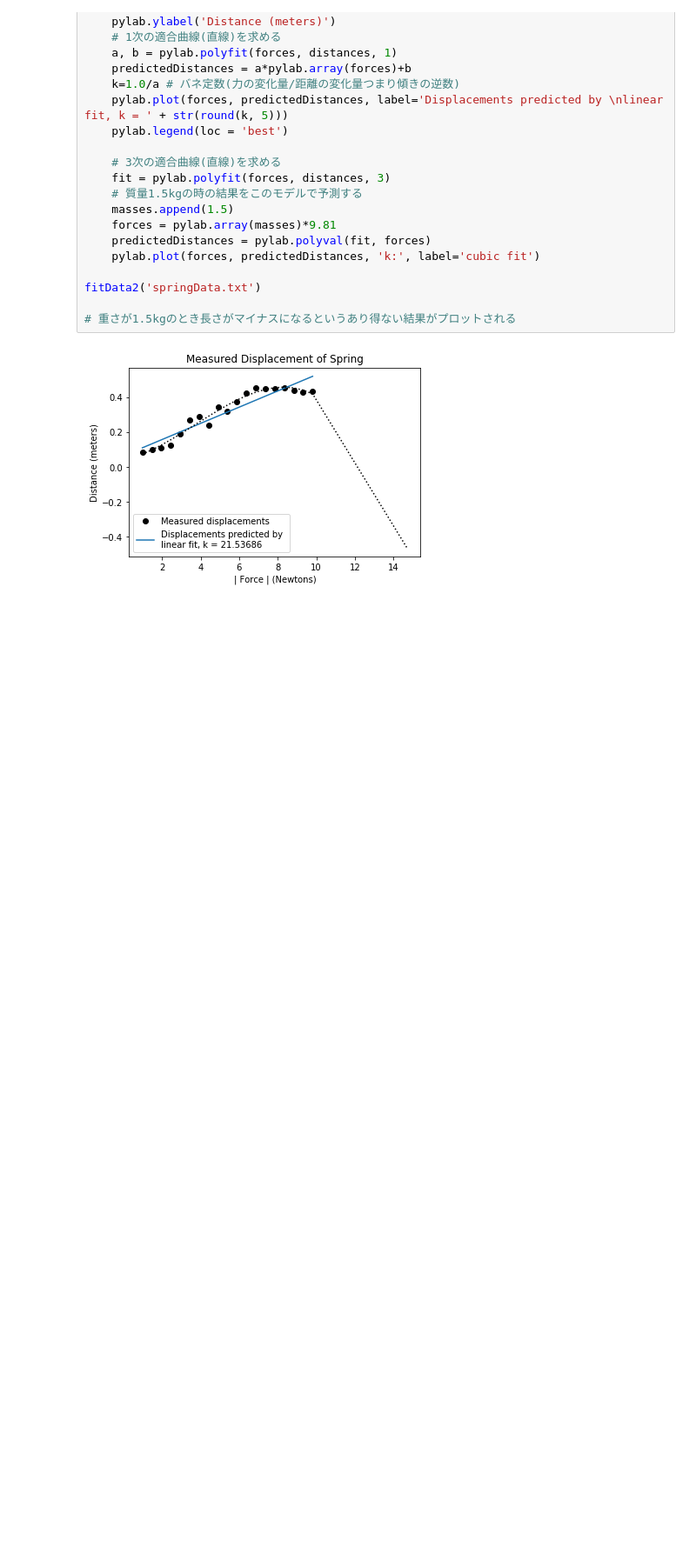
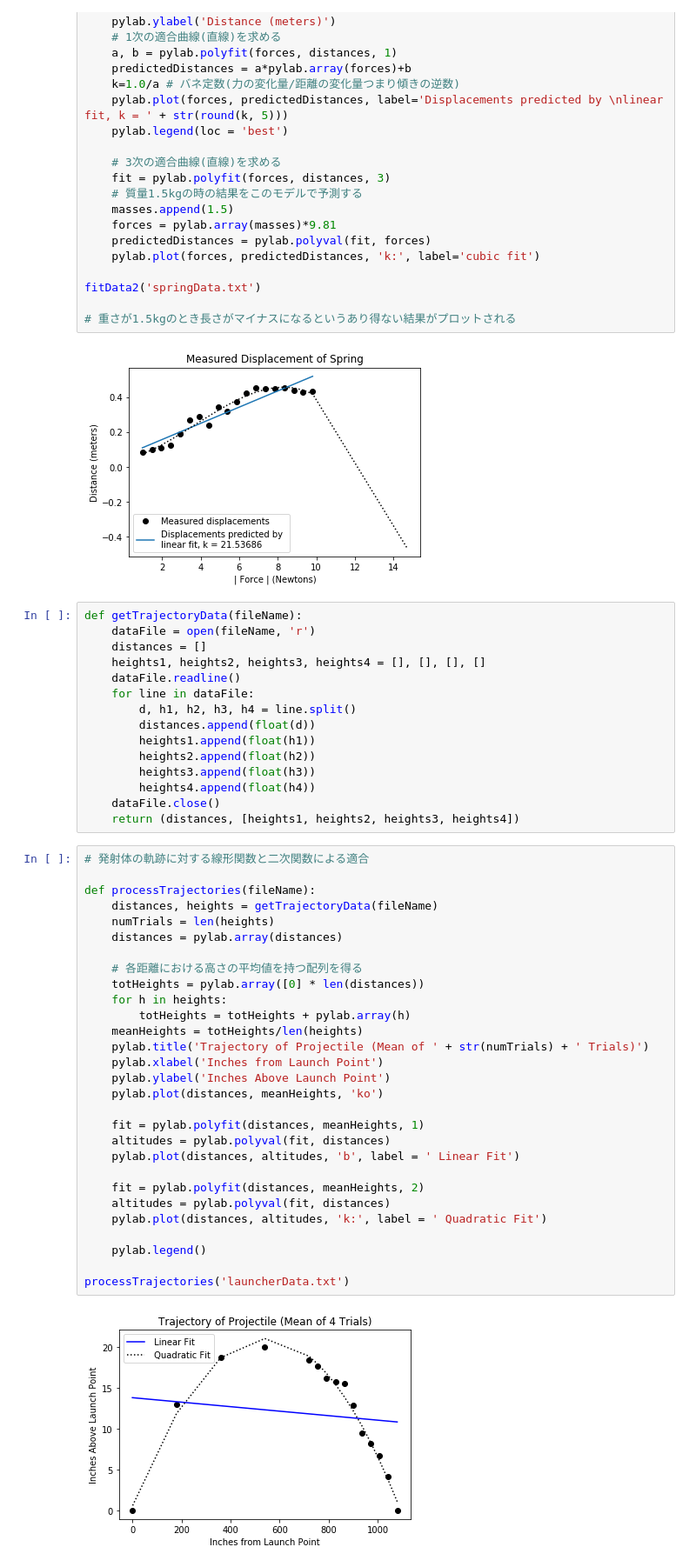
Before and after one commit to hayo0914/ICPP, a Jupyter notebook: 18-Using-Experiment-Data.ipynb, the cells around one changed output. Shown: that part at 87% size. Drawn from its saved outputs; the diff is of its cells as text; blank space fills up the shorter version.

```diff
--- a/18-Using-Experiment-Data.ipynb
+++ b/18-Using-Experiment-Data.ipynb
@@ -111,3 +114,49 @@ fitData2('springData.txt')
 # 重さが1.5kgのとき長さがマイナスになるというあり得ない結果がプロットされる
 # %% [output]
 [figure]
+# %%
+def getTrajectoryData(fileName):
+    dataFile = open(fileName, 'r')
+    distances = []
+    heights1, heights2, heights3, heights4 = [], [], [], []
+    dataFile.readline()
+    for line in dataFile:
+        d, h1, h2, h3, h4 = line.split()
+        distances.append(float(d))
+        heights1.append(float(h1))
+        heights2.append(float(h2))
+        heights3.append(float(h3))
+        heights4.append(float(h4))
+    dataFile.close()
+    return (distances, [heights1, heights2, heights3, heights4])
+# %%
+# 発射体の軌跡に対する線形関数と二次関数による適合
+
+def processTrajectories(fileName):
+    distances, heights = getTrajectoryData(fileName)
+    numTrials = len(heights)
+    distances = pylab.array(distances)
+
+    # 各距離における高さの平均値を持つ配列を得る
+    totHeights = pylab.array([0] * len(distances))
+    for h in heights:
+        totHeights = totHeights + pylab.array(h)
+    meanHeights = totHeights/len(heights)
+    pylab.title('Trajectory of Projectile (Mean of ' + str(numTrials) + ' Trials)')
+    pylab.xlabel('Inches from Launch Point')
+    pylab.ylabel('Inches Above Launch Point')
+    pylab.plot(distances, meanHeights, 'ko')
+
+    fit = pylab.polyfit(distances, meanHeights, 1)
+    altitudes = pylab.polyval(fit, distances)
+    pylab.plot(distances, altitudes, 'b', label = ' Linear Fit')
+
+    fit = pylab.polyfit(distances, meanHeights, 2)
+    altitudes = pylab.polyval(fit, distances)
+    pylab.plot(distances, altitudes, 'k:', label = ' Quadratic Fit')
+
+    pylab.legend()
+
+processTrajectories('launcherData.txt')
+# %% [output]
+[figure, added]
```
Also changed, not shown: parts of 5 cells of this notebook.
